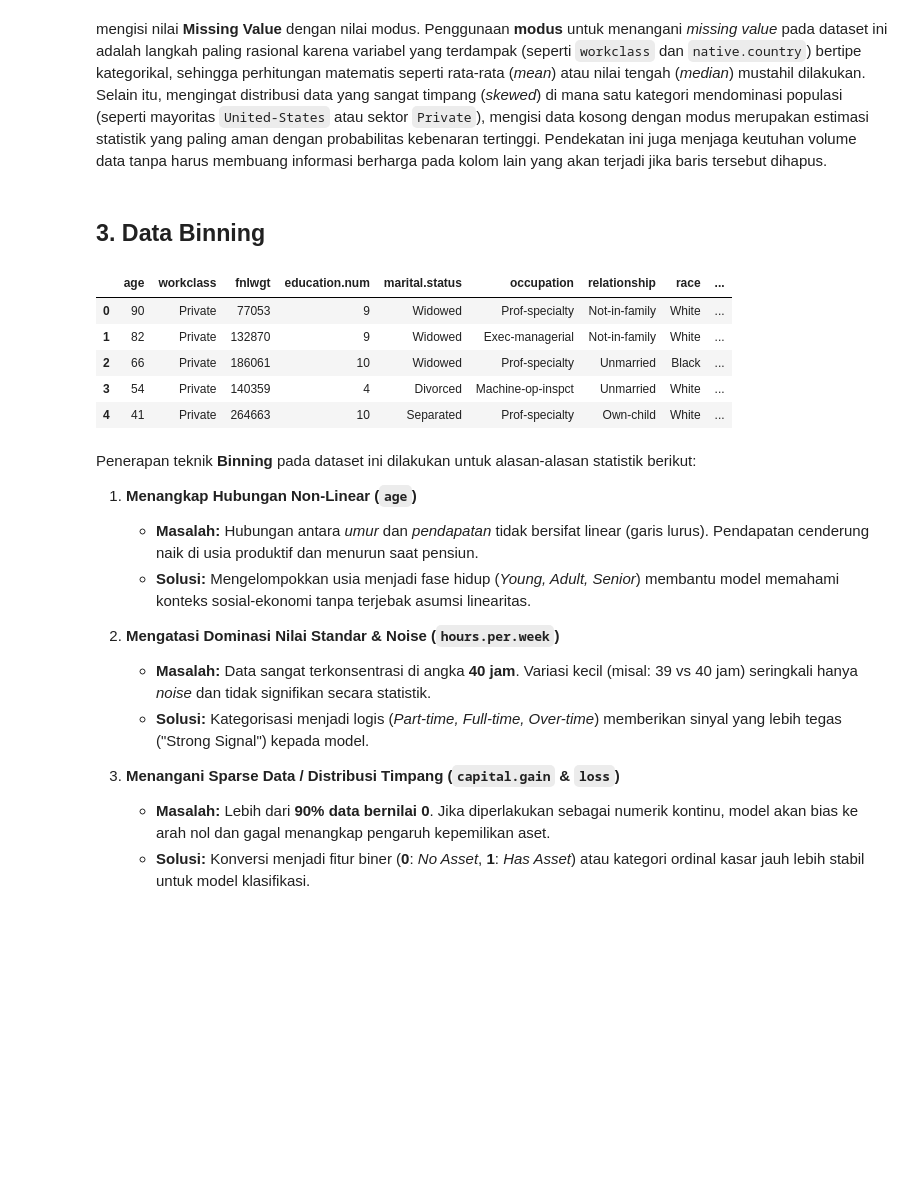
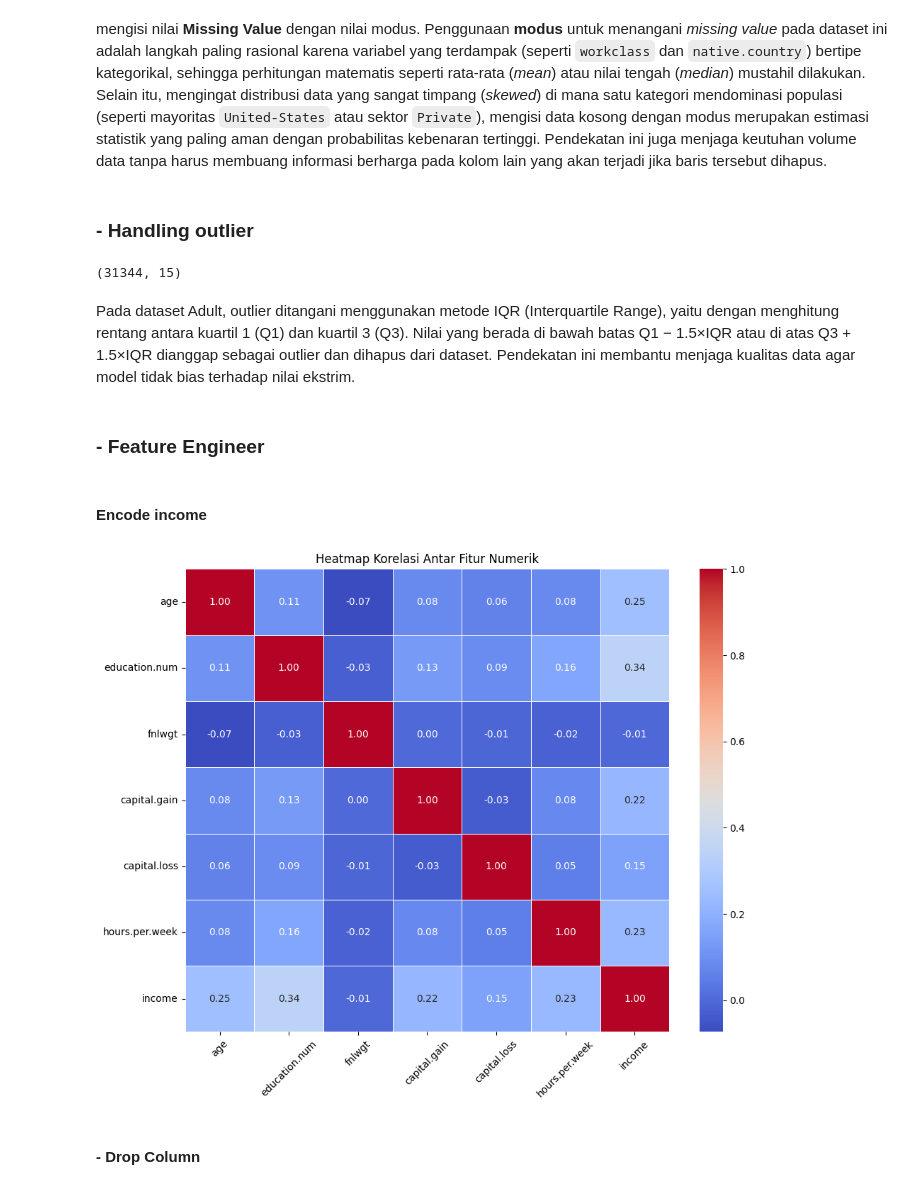
Before and after one commit to firmannaibaho/Tubes_PrakML, a Jupyter notebook: tubes.ipynb, the cells around one changed output. Drawn from its saved outputs; the diff is of its cells as text; code cells hidden in the pictures; blank space fills up the shorter version.

```diff
--- a/tubes.ipynb
+++ b/tubes.ipynb
@@ -155,37 +159,32 @@ For example, when doing 'df[col].method(value, inplace=True)', try using 'df.met
 # %% [markdown]
 mengisi nilai **Missing Value** dengan nilai modus. Penggunaan **modus** untuk menangani *missing value* pada dataset ini adalah langkah paling rasional karena variabel yang terdampak (seperti `workclass` dan `native.country`) bertipe kategorikal, sehingga perhitungan matematis seperti rata-rata (*mean*) atau nilai tengah (*median*) mustahil dilakukan. Selain itu, mengingat distribusi data yang sangat timpang (*skewed*) di mana satu kategori mendominasi populasi (seperti mayoritas `United-States` atau sektor `Private`), mengisi data kosong dengan modus merupakan estimasi statistik yang paling aman dengan probabilitas kebenaran tertinggi. Pendekatan ini juga menjaga keutuhan volume data tanpa harus membuang informasi berharga pada kolom lain yang akan terjadi jika baris tersebut dihapus.
 # %% [markdown]
-## 3. Data Binning
+### - Handling outlier
 # %%
-bins_age = [0, 25, 45, 65, 100]
-labels_age = ['Young', 'Middle-Aged', 'Senior', 'Elderly']
-df['age_group'] = pd.cut(df['age'], bins=bins_age, labels=labels_age)
-def bin_hours(x):
-    if x < 40: return 'Part-time'
-    elif x == 40: return 'Full-time'
-    else: return 'Over-time'
-df['work_type'] = df['hours.per.week'].apply(bin_hours)
-df['has_capital_gain'] = df['capital.gain'].apply(lambda x: 1 if x > 0 else 0)
+num_cols = ['education.num']
 
-df.head()
+# Fungsi hapus outlier IQR
+def remove_outliers_iqr(df, columns):
+    df_clean = df.copy()
+    for col in columns:
+        Q1 = df_clean[col].quantile(0.25)
+        Q3 = df_clean[col].quantile(0.75)
+        IQR = Q3 - Q1
+
+        lower = Q1 - 1.5 * IQR
+        upper = Q3 + 1.5 * IQR
+
+        df_clean = df_clean[(df_clean[col] >= lower) & (df_clean[col] <= upper)]
+
+    return df_clean
+
+df = remove_outliers_iqr(df, num_cols)
+df.shape
 # %% [output]
-|  | age | workclass | fnlwgt | education.num | marital.status | occupation | relationship | race | ... |
-| 0 | 90 | Private | 77053 | 9 | Widowed | Prof-specialty | Not-in-family | White | ... |
-| 1 | 82 | Private | 132870 | 9 | Widowed | Exec-managerial | Not-in-family | White | ... |
-| 2 | 66 | Private | 186061 | 10 | Widowed | Prof-specialty | Unmarried | Black | ... |
-| 3 | 54 | Private | 140359 | 4 | Divorced | Machine-op-inspct | Unmarried | White | ... |
-| 4 | 41 | Private | 264663 | 10 | Separated | Prof-specialty | Own-child | White | ... |
+(31344, 15)
 # %% [markdown]
-Penerapan teknik **Binning** pada dataset ini dilakukan untuk alasan-alasan statistik berikut:
-
-1.  **Menangkap Hubungan Non-Linear (`age`)**
-    * **Masalah:** Hubungan antara *umur* dan *pendapatan* tidak bersifat linear (garis lurus). Pendapatan cenderung naik di usia produktif dan menurun saat pensiun.
-    * **Solusi:** Mengelompokkan usia menjadi fase hidup (*Young, Adult, Senior*) membantu model memahami konteks sosial-ekonomi tanpa terjebak asumsi linearitas.
-
-2.  **Mengatasi Dominasi Nilai Standar & Noise (`hours.per.week`)**
-    * **Masalah:** Data sangat terkonsentrasi di angka **40 jam**. Variasi kecil (misal: 39 vs 40 jam) seringkali hanya *noise* dan tidak signifikan secara statistik.
-    * **Solusi:** Kategorisasi menjadi logis (*Part-time, Full-time, Over-time*) memberikan sinyal yang lebih tegas ("Strong Signal") kepada model.
-
-3.  **Menangani Sparse Data / Distribusi Timpang (`capital.gain` & `loss`)**
-    * **Masalah:** Lebih dari **90% data bernilai 0**. Jika diperlakukan sebagai numerik kontinu, model akan bias ke arah nol dan gagal menangkap pengaruh kepemilikan aset.
-    * **Solusi:** Konversi menjadi fitur biner (**0**: *No Asset*, **1**: *Has Asset*) atau kategori ordinal kasar jauh lebih stabil untuk model klasifikasi.
+Pada dataset Adult, outlier ditangani menggunakan metode IQR (Interquartile Range), yaitu dengan menghitung rentang antara kuartil 1 (Q1) dan kuartil 3 (Q3). Nilai yang berada di bawah batas Q1 − 1.5×IQR atau di atas Q3 + 1.5×IQR dianggap sebagai outlier dan dihapus dari dataset. Pendekatan ini membantu menjaga kualitas data agar model tidak bias terhadap nilai ekstrim.
+# %% [markdown]
+### - Feature Engineer
+# %% [markdown]
+#### Encode income
@@ -191,0 +193,20 @@ Penerapan teknik **Binning** pada dataset ini dilakukan untuk alasan-alasan stat
+# %%
+# Daftar kolom numerik (Adult Dataset)
+num_cols = ['age','education.num','fnlwgt', 'capital.gain', 'capital.loss', 'hours.per.week','income']
+
+# Hitung korelasi
+corr = df[num_cols].corr()
+
+# Plot heatmap
+plt.figure(figsize=(10, 8))
+sns.heatmap(corr, annot=True, fmt=".2f", cmap="coolwarm", linewidths=0.5)
+
+plt.title("Heatmap Korelasi Antar Fitur Numerik")
+plt.xticks(rotation=45)
+plt.yticks(rotation=0)
+plt.tight_layout()
+plt.show()
+# %% [output]
+[figure, added]
+# %% [markdown]
+#### - Drop Column
```
Also changed, not shown: parts of 69 cells of this notebook.
